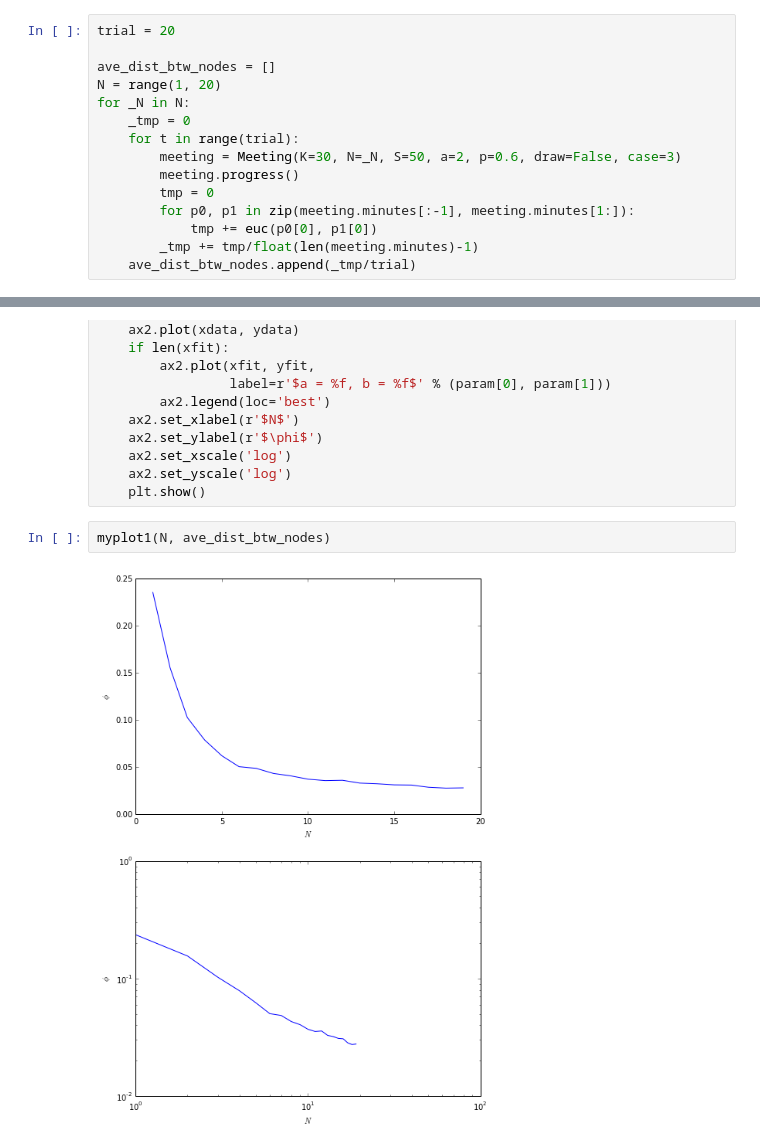
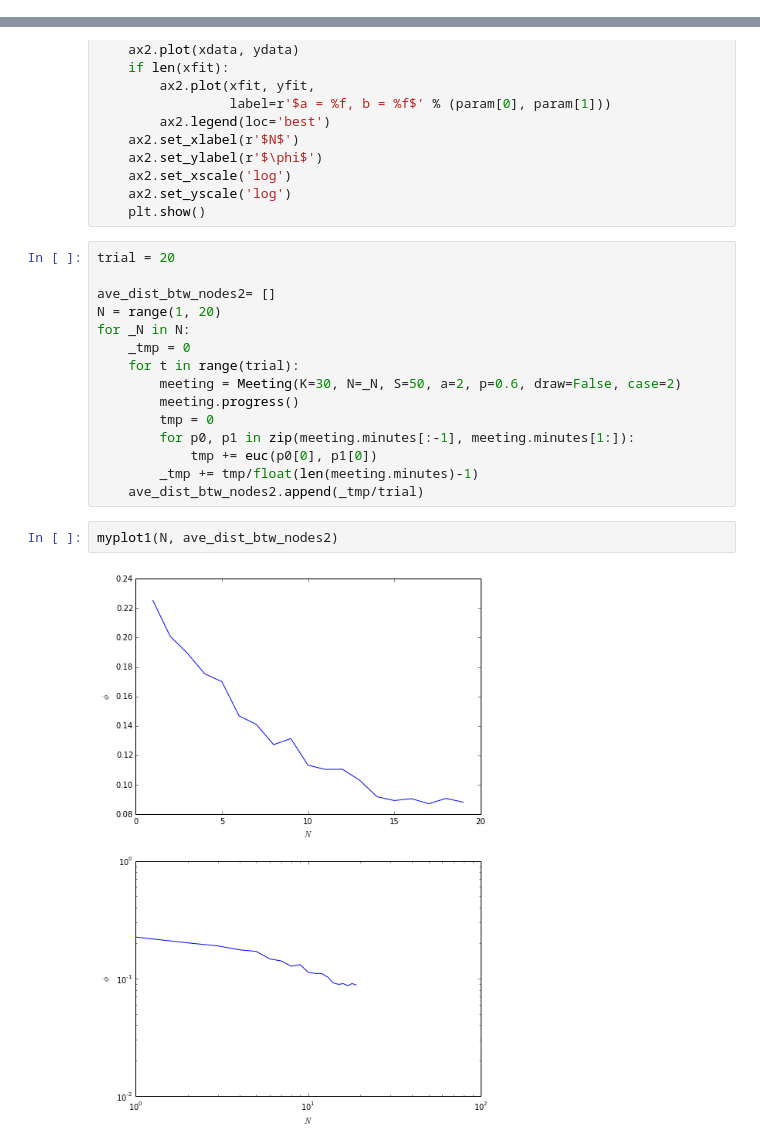
Before and after one commit to ssh0/sotsuron, a Jupyter notebook: simple3/simple3.ipynb, the cells around one changed output, grey strips where cells are left out. Cells and saved outputs as stored; diff of their text form.

```diff
--- a/simple3/simple3.ipynb
+++ b/simple3/simple3.ipynb
@@ -223,21 +223,6 @@ ave_dist_btw_nodes = tmp/float(len(meeting.minutes)-1)
 print ave_dist_btw_nodes
 # %% [output]
 0.0809783858061
-# %%
-trial = 20
-
-ave_dist_btw_nodes = []
-N = range(1, 20)
-for _N in N:
-    _tmp = 0
-    for t in range(trial):
-        meeting = Meeting(K=30, N=_N, S=50, a=2, p=0.6, draw=False, case=3)
-        meeting.progress()
-        tmp = 0
-        for p0, p1 in zip(meeting.minutes[:-1], meeting.minutes[1:]):
-            tmp += euc(p0[0], p1[0])
-        _tmp += tmp/float(len(meeting.minutes)-1)
-    ave_dist_btw_nodes.append(_tmp/trial)
 # %%
 def myplot1(xdata, ydata, xfit=np.array([]), yfit=np.array([]), param=None):
     fig = plt.figure(figsize=(8, 12))
@@ -264,7 +249,22 @@ def myplot1(xdata, ydata, xfit=np.array([]), yfit=np.array([]), param=None):
     ax2.set_xscale('log')
     ax2.set_yscale('log')
     plt.show()
+# %%
+trial = 20
+
+ave_dist_btw_nodes2= []
+N = range(1, 20)
+for _N in N:
+    _tmp = 0
+    for t in range(trial):
+        meeting = Meeting(K=30, N=_N, S=50, a=2, p=0.6, draw=False, case=2)
+        meeting.progress()
+        tmp = 0
+        for p0, p1 in zip(meeting.minutes[:-1], meeting.minutes[1:]):
+            tmp += euc(p0[0], p1[0])
+        _tmp += tmp/float(len(meeting.minutes)-1)
+    ave_dist_btw_nodes2.append(_tmp/trial)
 # %%
-myplot1(N, ave_dist_btw_nodes)
+myplot1(N, ave_dist_btw_nodes2)
 # %% [output]
-[figure, old version]
+[figure, new version]
```
Also changed, not shown: parts of 6 cells of this notebook, 1 other file.
